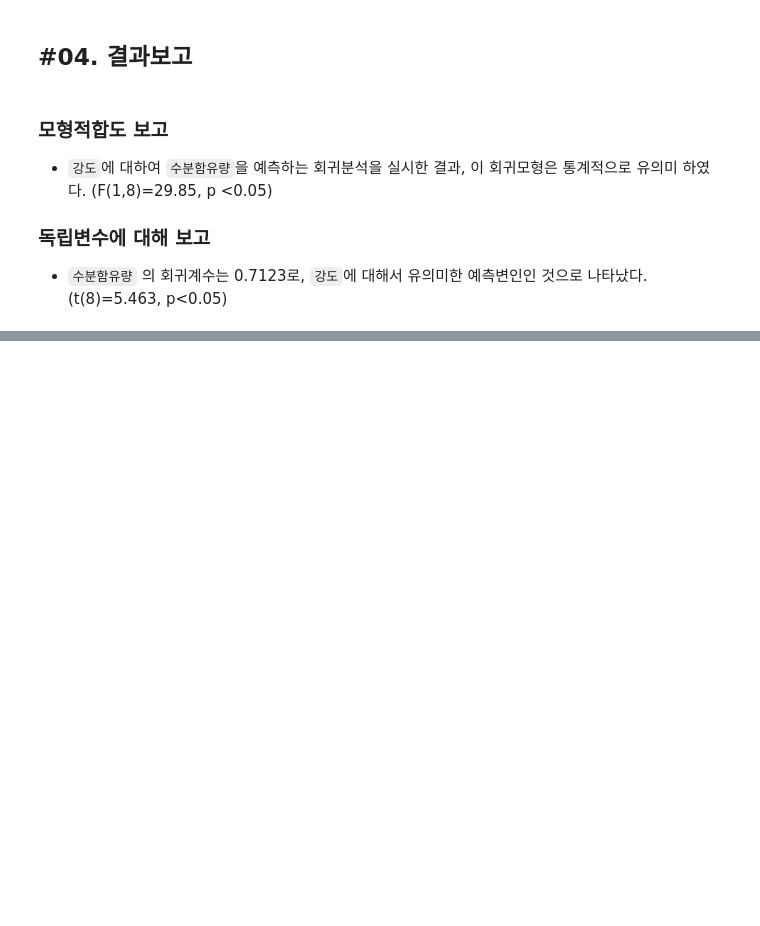
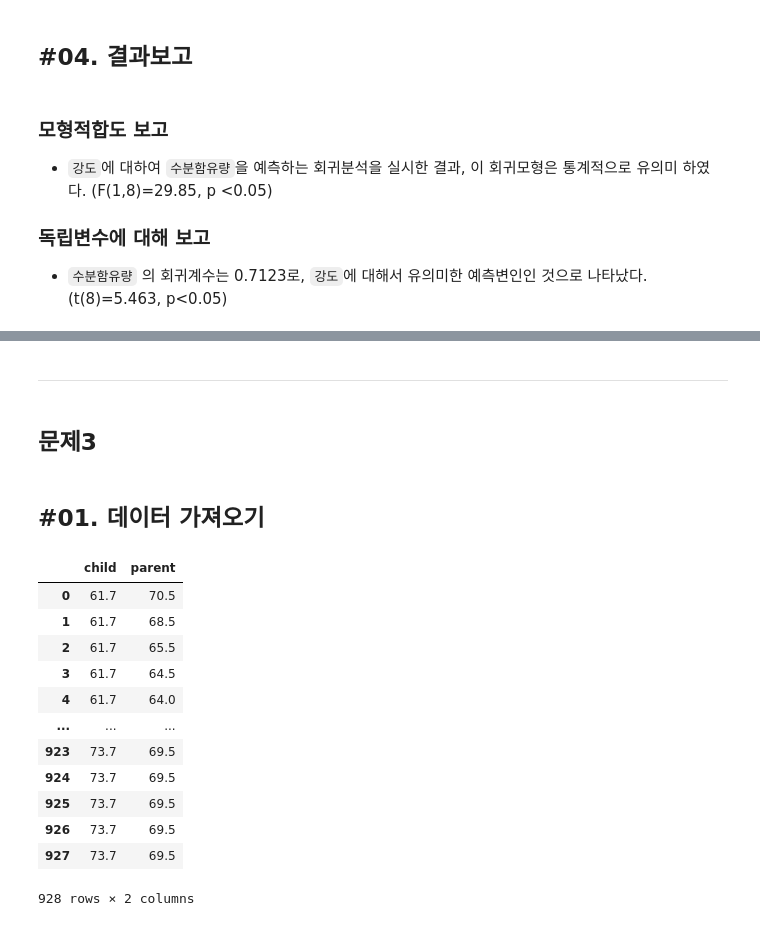
Before and after one commit to Jeeunun/Data_analysis_education_Closed, a Jupyter notebook: data_analysis/E.확증적_데이터_분석/04_회귀분석/연습문제.ipynb, the cells around one changed output, grey strips where cells are left out. Drawn from its saved outputs; the diff is of its cells as text; code cells hidden in the pictures; blank space fills up the shorter version.

```diff
--- a/data_analysis/E.확증적_데이터_분석/04_회귀분석/연습문제.ipynb
+++ b/data_analysis/E.확증적_데이터_분석/04_회귀분석/연습문제.ipynb
@@ -127,0 +235,24 @@ Notes:
+# %% [markdown]
+**************
+# %% [markdown]
+## 문제3
+# %% [markdown]
+## #01. 데이터 가져오기
+# %%
+# 부모의 키(x)에 따른 자식의 키(y)
+df3 = read_excel("https://data.hossam.kr/E04/galton.xlsx")
+df3
+# %% [output]
+|  | child | parent |
+| 0 | 61.7 | 70.5 |
+| 1 | 61.7 | 68.5 |
+| 2 | 61.7 | 65.5 |
+| 3 | 61.7 | 64.5 |
+| 4 | 61.7 | 64.0 |
+| ... | ... | ... |
+| 923 | 73.7 | 69.5 |
+| 924 | 73.7 | 69.5 |
+| 925 | 73.7 | 69.5 |
+| 926 | 73.7 | 69.5 |
+| 927 | 73.7 | 69.5 |
+928 rows × 2 columns
```
Also changed, not shown: parts of 25 cells of this notebook.
